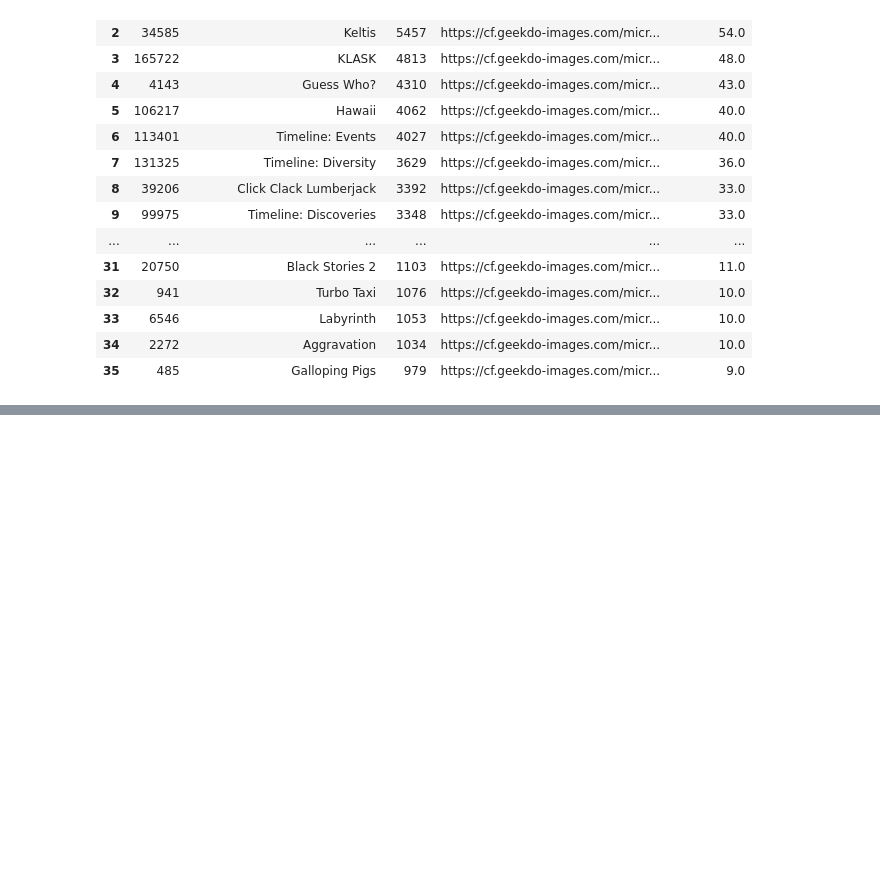
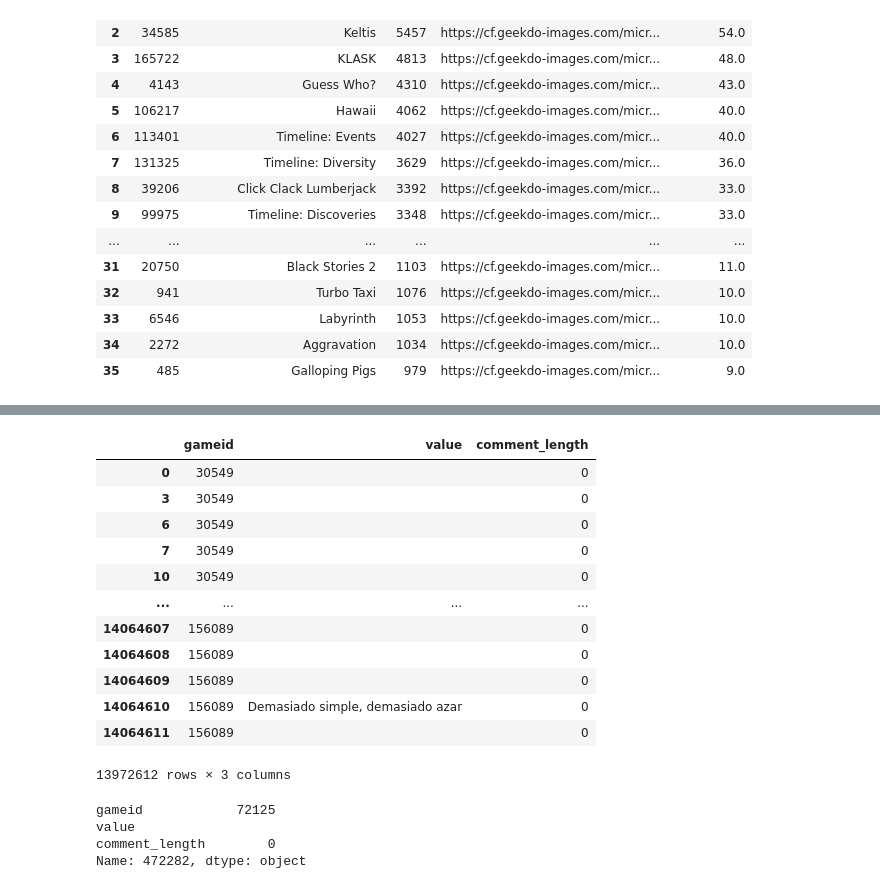
Before and after one commit to timcolussi/boardgame_rec_capstone, a Jupyter notebook: recommendations_ratings.ipynb, the cells around one changed output, grey strips where cells are left out. Saved outputs shown, nothing was run; the diff lists cells and outputs as text; code cells hidden in the pictures; blank space fills up the shorter version.

```diff
--- a/recommendations_ratings.ipynb
+++ b/recommendations_ratings.ipynb
@@ -58,0 +130,23 @@ user_ratings.to_sql(name="user_ratings", con=engine, if_exists="append", index=F
+# %%
+games_comments.loc[games_comments['comment_length'] == 0]
+# %% [output]
+|  | gameid | value | comment_length |
+| 0 | 30549 |  | 0 |
+| 3 | 30549 |  | 0 |
+| 6 | 30549 |  | 0 |
+| 7 | 30549 |  | 0 |
+| 10 | 30549 |  | 0 |
+| ... | ... | ... | ... |
+| 14064607 | 156089 |  | 0 |
+| 14064608 | 156089 |  | 0 |
+| 14064609 | 156089 |  | 0 |
+| 14064610 | 156089 | Demasiado simple, demasiado azar | 0 |
+| 14064611 | 156089 |  | 0 |
+13972612 rows × 3 columns
+# %%
+games_comments.iloc[472282]
+# %% [output]
+gameid            72125
+value
+comment_length        0
+Name: 472282, dtype: object
```
Also changed, not shown: parts of 23 cells of this notebook.
